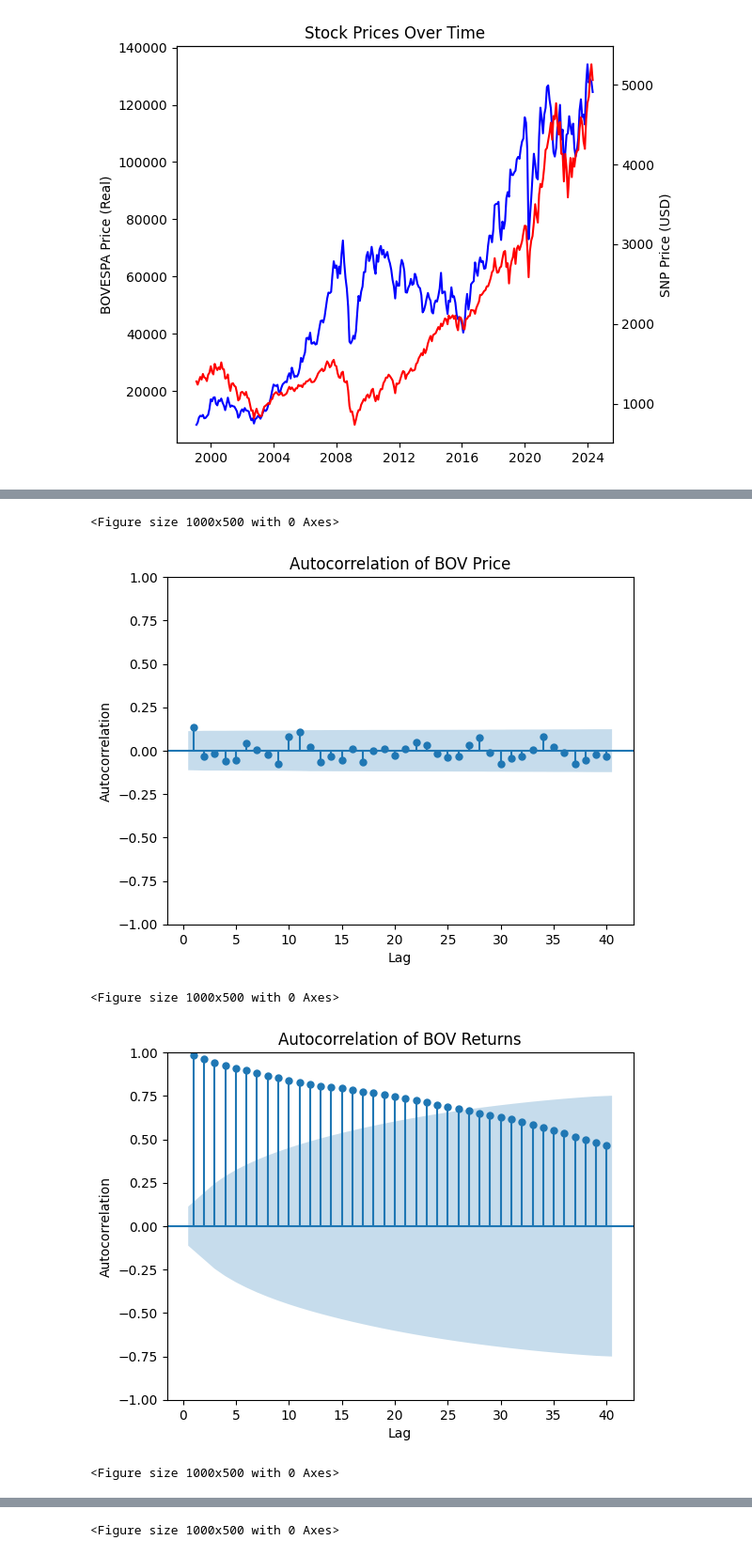
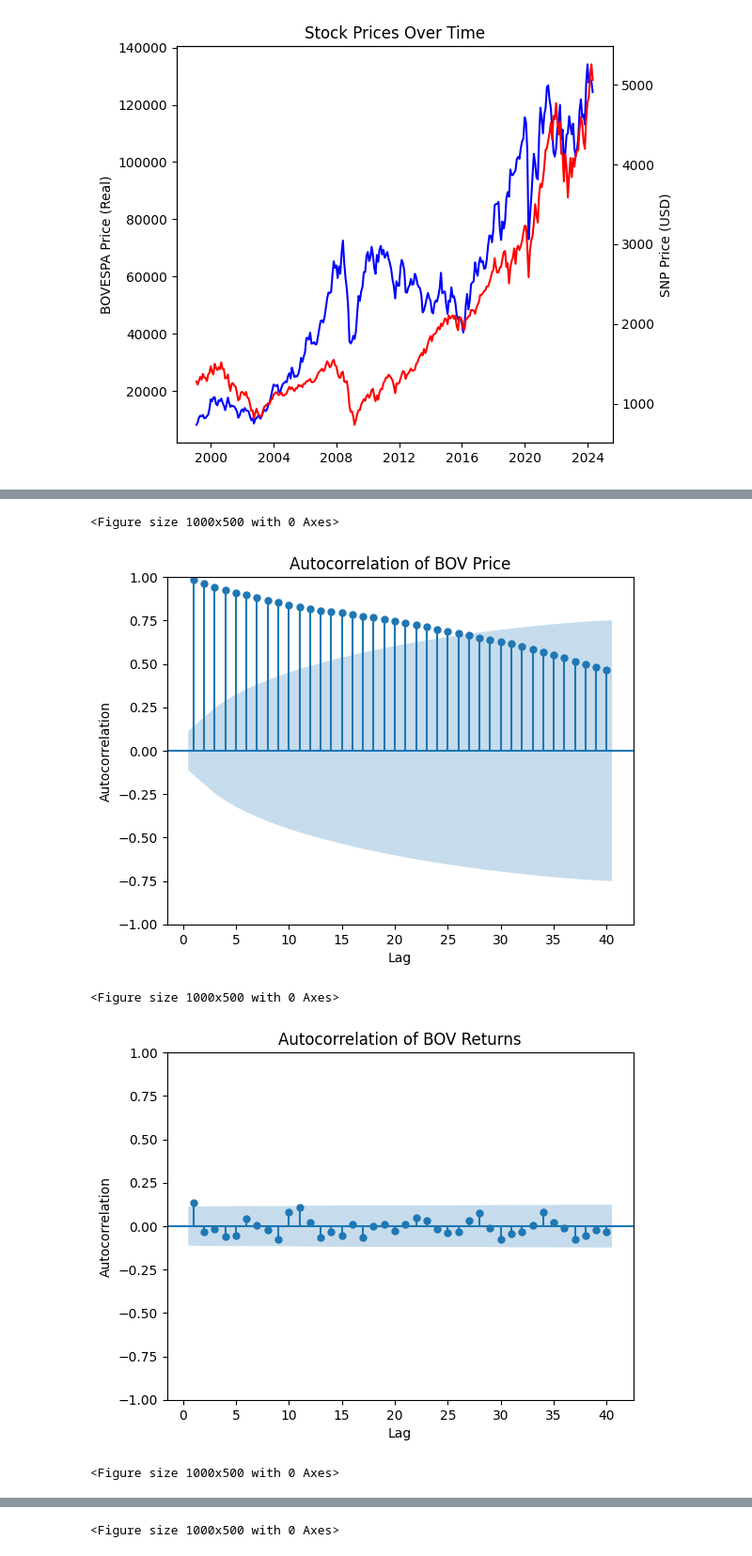
Before and after one commit to Philip-Lacava/Asset-Price-Bubble-Detection, a Jupyter notebook: 560 Stuff.ipynb, the cells around one changed output, grey strips where cells are left out. Shown: that part at 94% size. Saved outputs shown, nothing was run; the diff lists cells and outputs as text; code cells hidden in the pictures.

```diff
--- a/560 Stuff.ipynb
+++ b/560 Stuff.ipynb
@@ -104,34 +85,34 @@ plt.show()
 # %%
 # Plot Correlogram for BOV Price
 plt.figure(figsize=(10, 5))
-plot_acf(breturn, lags=40, zero=False, title='Autocorrelation of BOV Price')
+plot_acf(bprice, lags=40, zero=False, title='Autocorrelation of BOV Price')
 plt.xlabel('Lag')
 plt.ylabel('Autocorrelation')
 plt.show()
 
 # Plot Correlogram for BOV Returns
 plt.figure(figsize=(10, 5))
-plot_acf(bprice.dropna(), lags=40, zero=False, title='Autocorrelation of BOV Returns')
+plot_acf(breturn.dropna(), lags=40, zero=False, title='Autocorrelation of BOV Returns')
 plt.xlabel('Lag')
 plt.ylabel('Autocorrelation')
 plt.show()
 
 # Plot Correlogram for SNP Price
 plt.figure(figsize=(10, 5))
-plot_acf(sreturn, lags=40, zero=False, title='Autocorrelation of SNP Price')
+plot_acf(sprice, lags=40, zero=False, title='Autocorrelation of SNP Price')
 plt.xlabel('Lag')
 plt.ylabel('Autocorrelation')
 plt.show()
 
 # Plot Correlogram for SNP Returns
 plt.figure(figsize=(10, 5))
-plot_acf(sprice.dropna(), lags=40, zero=False, title='Autocorrelation of SNP Returns')
+plot_acf(sreturn.dropna(), lags=40, zero=False, title='Autocorrelation of SNP Returns')
 plt.xlabel('Lag')
 plt.ylabel('Autocorrelation')
 plt.show()
 # %% [output]
 <Figure size 1000x500 with 0 Axes>
-[figure, old version]
+[figure, new version]
 <Figure size 1000x500 with 0 Axes>
-[figure, old version]
+[figure, new version]
 <Figure size 1000x500 with 0 Axes>
```
Also changed, not shown: parts of 8 cells of this notebook.
